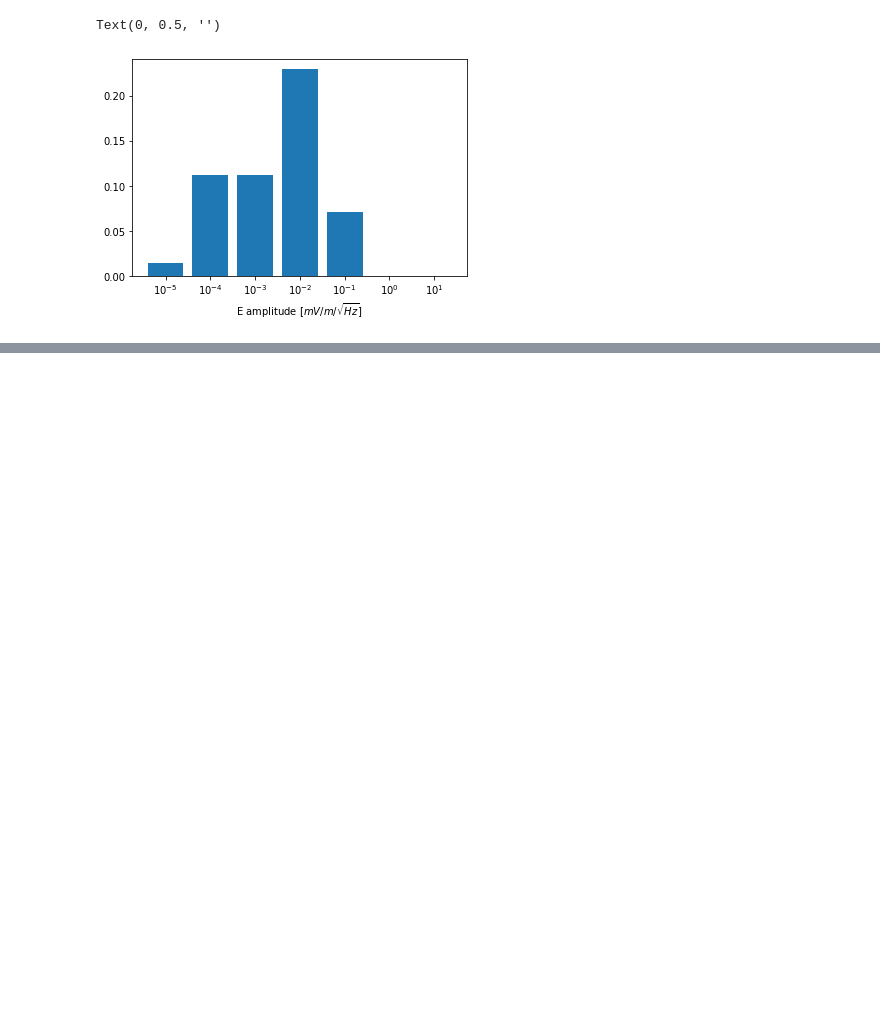
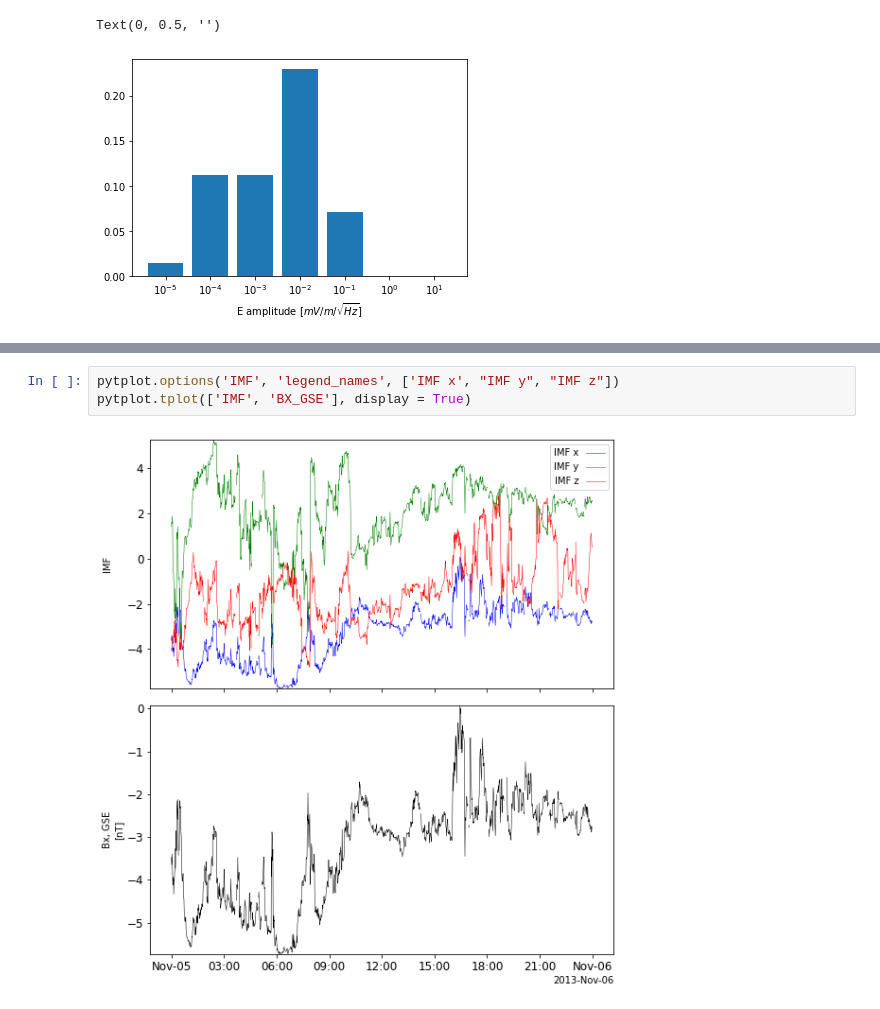
Before and after one commit to shuji-onosawa/Akebono_analysis_old, a Jupyter notebook: VLF_mca/memo.ipynb, the cells around one changed output, grey strips where cells are left out. Saved outputs shown, nothing was run; the diff lists cells and outputs as text; blank space fills up the shorter version.

```diff
--- a/VLF_mca/memo.ipynb
+++ b/VLF_mca/memo.ipynb
@@ -162,0 +238,5 @@ Text(0, 0.5, '')
+# %%
+pytplot.options('IMF', 'legend_names', ['IMF x', "IMF y", "IMF z"])
+pytplot.tplot(['IMF', 'BX_GSE'], display = True)
+# %% [output]
+[figure, added]
```
Also changed, not shown: parts of 5 cells of this notebook, 22 other files.
